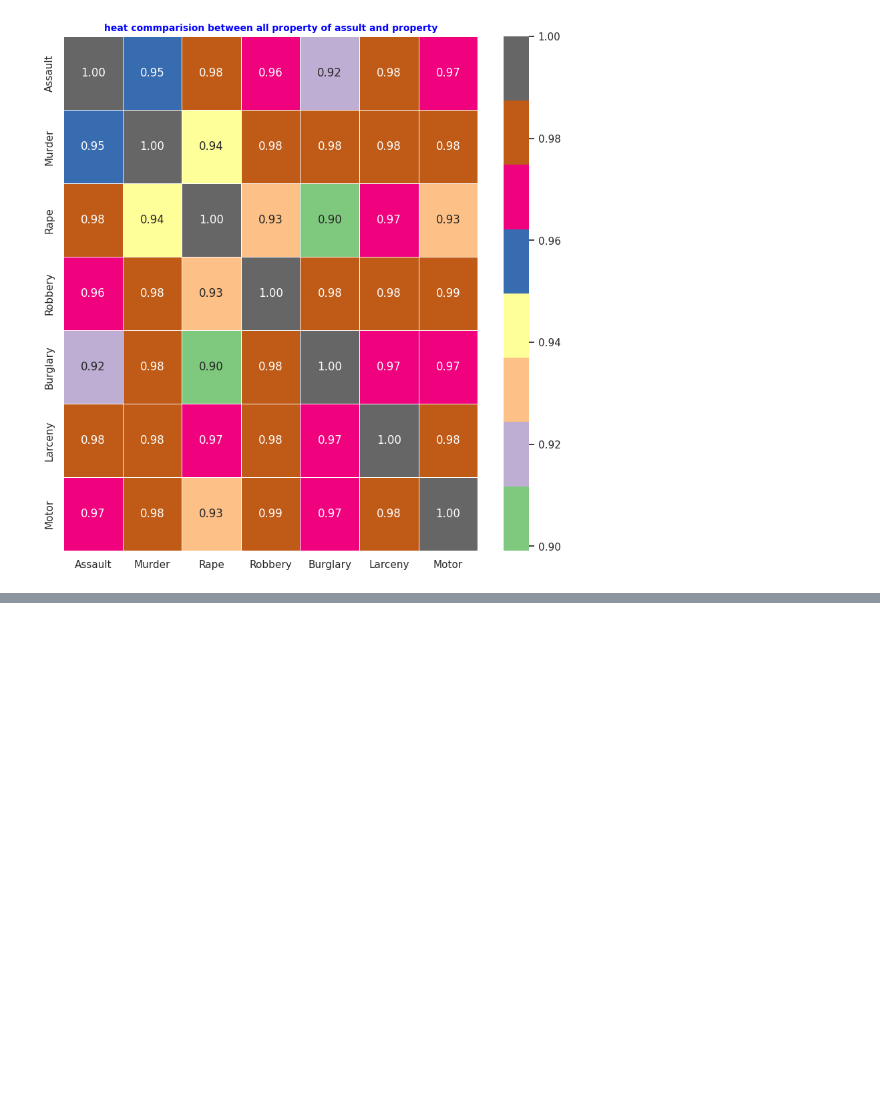
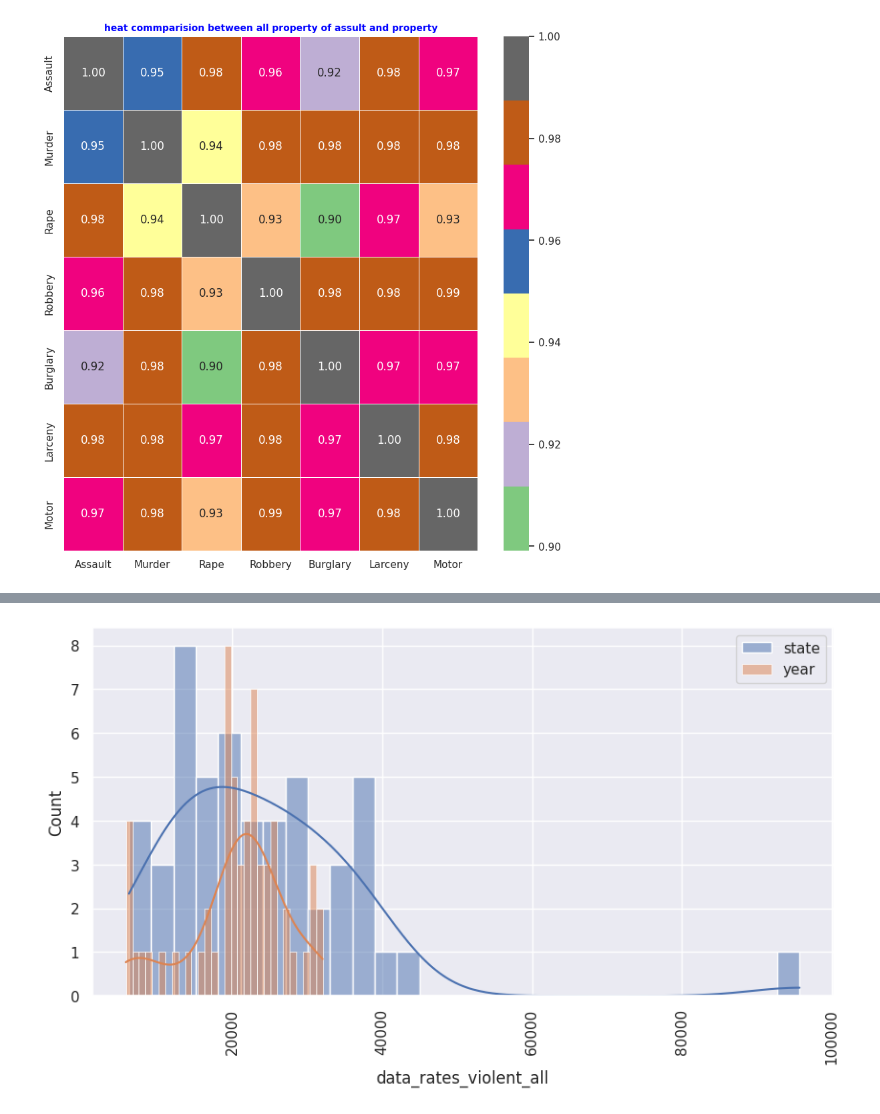
Before and after one commit to Abhisingh980/dataVisualization, a Jupyter notebook: deepnote/learning_pyhton_library/assignment 6.ipynb, the cells around one changed output, grey strips where cells are left out. Cells and saved outputs as stored; diff of their text form; code cells hidden in the pictures; blank space fills up the shorter version.

```diff
--- a/deepnote/learning_pyhton_library/assignment 6.ipynb
+++ b/deepnote/learning_pyhton_library/assignment 6.ipynb
@@ -302,0 +313,3 @@ plt.show()
+# %%
+state_violent_rate =state_crime.groupby(['state'])['data_rates_violent_all'].sum().reset_index()
+state_violent_rate
@@ -302,0 +334,3 @@ plt.show()
+# %%
+state_violent_ratey =state_crime.groupby(['year'])['data_rates_violent_all'].sum().reset_index()
+state_violent_ratey
@@ -302,0 +355,9 @@ plt.show()
+# %%
+plt.figure(figsize=(10,5))
+sns.histplot(data=state_violent_rate,x='data_rates_violent_all',bins=30,kde=True,legend=False,label='state')
+sns.histplot(data=state_violent_ratey,x='data_rates_violent_all',bins=30,kde=True,legend=False,label='year')
+plt.xticks(rotation=90)
+plt.legend()
+plt.show()
+# %% [output]
+[figure, added]
```
Also changed, not shown: parts of 30 cells of this notebook.
